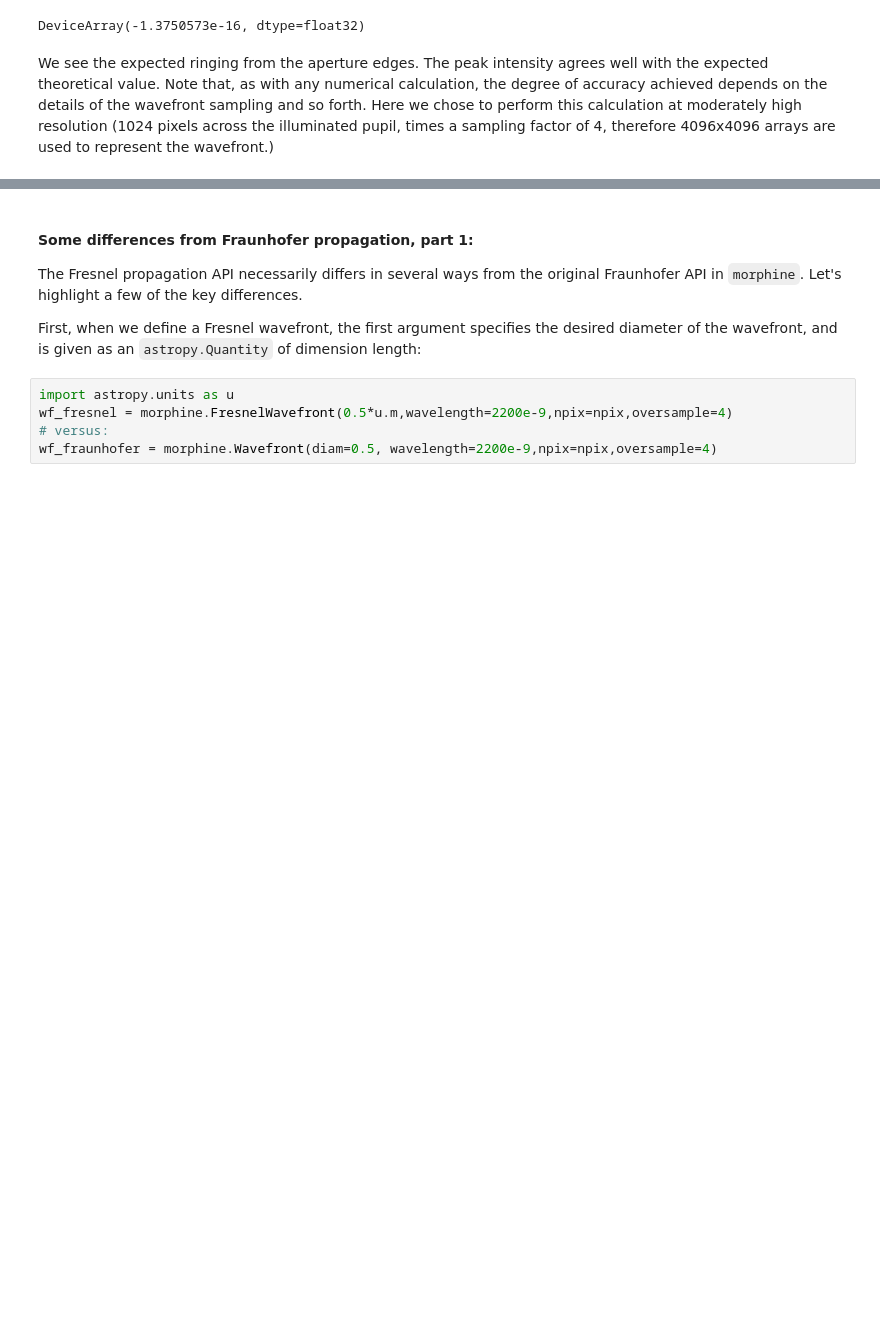
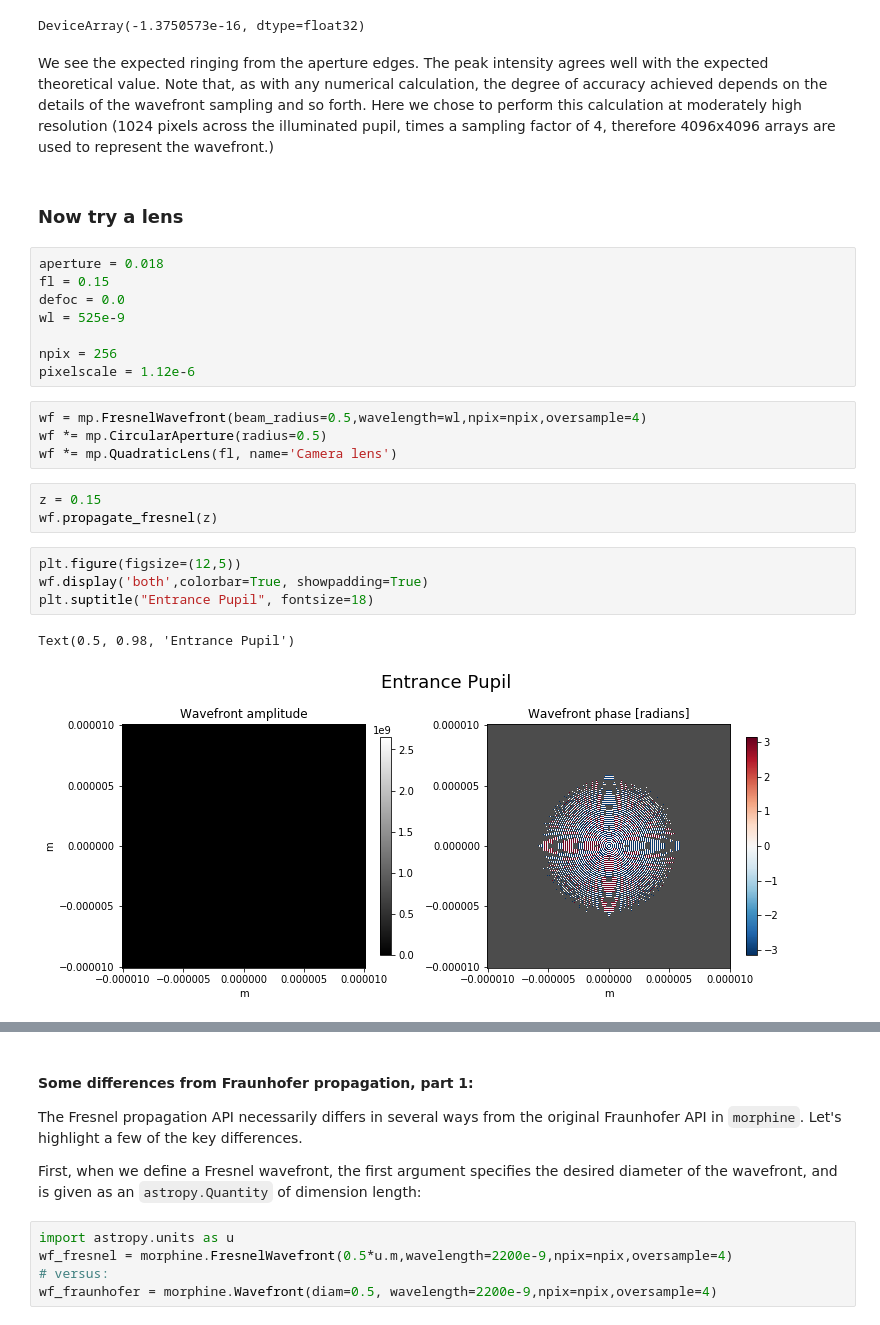
Before and after one commit to LouisDesdoigts/morphine, a Jupyter notebook: notebooks/morphine_fresnel.ipynb, the cells around one changed output, grey strips where cells are left out. Drawn from its saved outputs; the diff is of its cells as text; blank space fills up the shorter version.

Commit message:
fresnel fix

```diff
--- a/notebooks/morphine_fresnel.ipynb
+++ b/notebooks/morphine_fresnel.ipynb
@@ -77,3 +79,27 @@ test_gradient(0.5)
 DeviceArray(-1.3750573e-16, dtype=float32)
 # %% [markdown]
 We see the expected ringing from the aperture edges. The peak intensity agrees well with the expected theoretical value. Note that, as with any numerical calculation, the degree of accuracy achieved depends on the details of the wavefront sampling and so forth. Here we chose to perform this calculation at moderately high resolution (1024 pixels across the illuminated pupil, times a sampling factor of 4, therefore 4096x4096 arrays are used to represent the wavefront.)
+# %% [markdown]
+### Now try a lens
+# %%
+aperture = 0.018
+fl = 0.15
+defoc = 0.0
+wl = 525e-9
+
+npix = 256
+pixelscale = 1.12e-6
+# %%
+wf = mp.FresnelWavefront(beam_radius=0.5,wavelength=wl,npix=npix,oversample=4)
+wf *= mp.CircularAperture(radius=0.5)
+wf *= mp.QuadraticLens(fl, name='Camera lens')
+# %%
+z = 0.15
+wf.propagate_fresnel(z)
+# %%
+plt.figure(figsize=(12,5))
+wf.display('both',colorbar=True, showpadding=True)
+plt.suptitle("Entrance Pupil", fontsize=18)
+# %% [output]
+Text(0.5, 0.98, 'Entrance Pupil')
+[figure, added]
```
Also changed, not shown: parts of 6 cells of this notebook, 1 other file.
